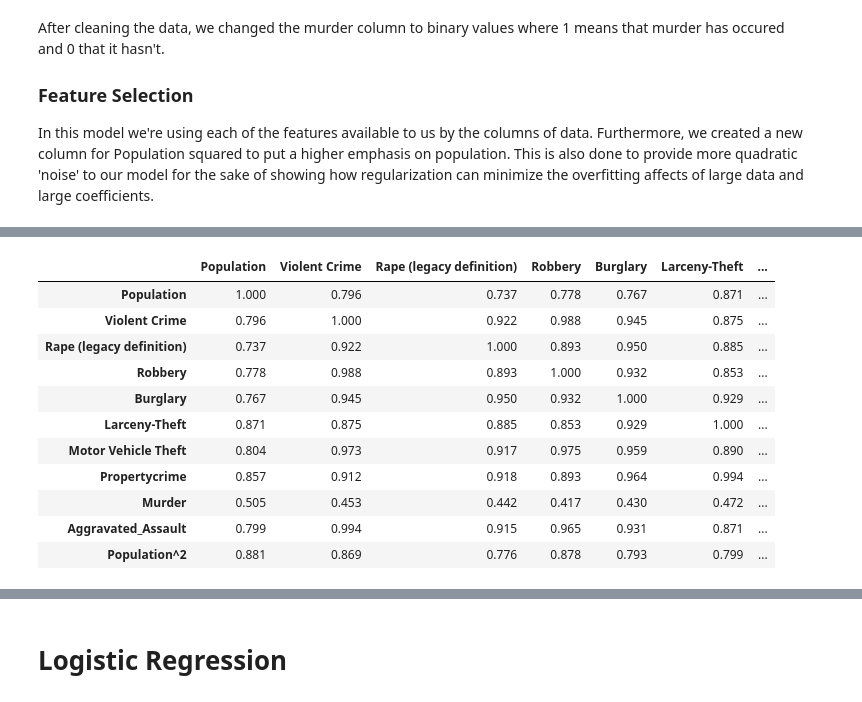
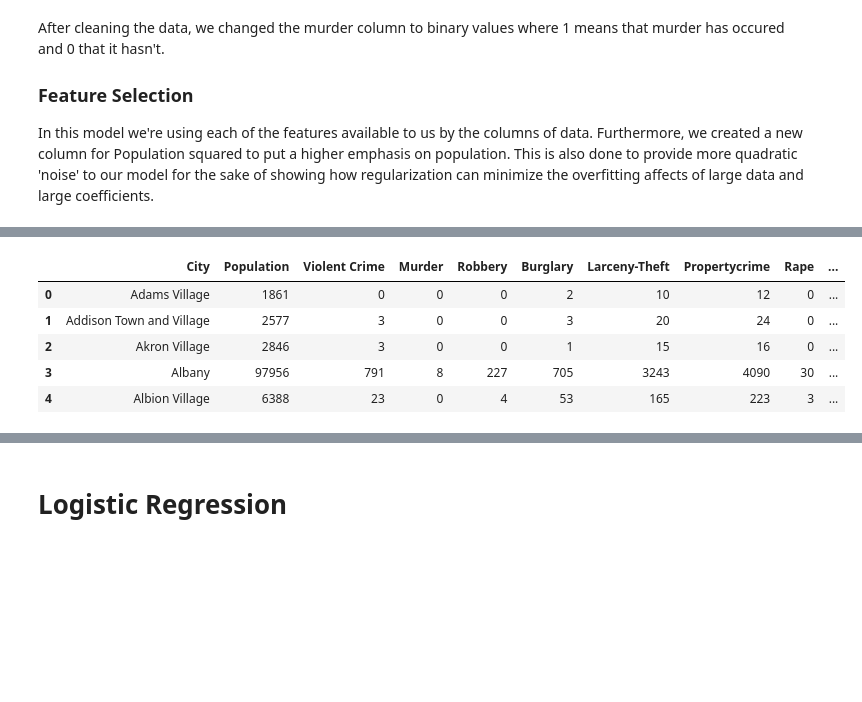
Before and after one commit to ayan1995/Thinkful, a Jupyter notebook: Bootcamp/Unit 3 Deeper into Supervised Learning/Lesson 3 Advanced Regression/Challenge/Crime Rate Prediction/Challenge Logistic Regressions Murder Prediction (Comparing Regularization).ipynb, the cells around one changed output, grey strips where cells are left out. Saved outputs shown, nothing was run; the diff lists cells and outputs as text; code cells hidden in the pictures; blank space fills up the shorter version.

```diff
--- a/Bootcamp/Unit 3 Deeper into Supervised Learning/Lesson 3 Advanced Regression/Challenge/Crime Rate Prediction/Challenge Logistic Regressions Murder Prediction (Comparing Regularization).ipynb
+++ b/Bootcamp/Unit 3 Deeper into Supervised Learning/Lesson 3 Advanced Regression/Challenge/Crime Rate Prediction/Challenge Logistic Regressions Murder Prediction (Comparing Regularization).ipynb
@@ -35,6 +38,5 @@ warnings.filterwarnings(action='ignore', module='scipy', message='^internal gels
 # %%
-# Read data using pandas
-df = pd.read_excel('table_8_offenses_known_to_law_enforcement_new_york_by_city_2013.xls')
+# Data Cleaning
 
 # Delete first three rows
 df = df.drop([0,1,2], axis=0)
@@ -48,6 +50,7 @@ df = df.reset_index(drop=True)
 # Rename all column headers
 df.columns = ['City', 'Population', 'Violent Crime', 'Murder and Nonnegligent Manslaughter', 'Rape (revised definition)', 'Rape (legacy definition)', 'Robbery', 'Aggravated Assault', 'Property Crime', 'Burglary', 'Larceny-Theft', 'Motor Vehicle Theft', 'Arson']
 
+
 # Remove entire Unnamed: 4 or 'Rape revised defintion'
 df = df.drop('Rape (revised definition)', axis=1)
 
@@ -56,7 +59,7 @@ df = df.drop([348, 349, 350], axis=0)
 df = df.drop('Arson', axis=1)
 df = df.dropna(how='all')
 
-# Convert all columns from object to integer values
+#Convert Columns from object to integer
 df[['Population', 'Violent Crime',
        'Murder and Nonnegligent Manslaughter', 'Rape (legacy definition)',
        'Robbery', 'Aggravated Assault', 'Property Crime', 'Burglary',
@@ -65,27 +68,22 @@ df[['Population', 'Violent Crime',
        'Robbery', 'Aggravated Assault', 'Property Crime', 'Burglary',
        'Larceny-Theft', 'Motor Vehicle Theft']].astype(int)
 
+#Rename murder column to 'Murder'
+df = df.rename(columns = {'Murder and Nonnegligent Manslaughter':'Murder'})
+
 # Remove New York and buffalo from data because it skews the data. Although the data is correct
 df[df['City'] == 'New York']
 df = df[(df['City']!='New York')&(df['City']!='Buffalo')]
 
-# Change name of Property Crime so that it's one word
+# Change name of Property Crime and Aggravated Assault so that it's one word
 df['Propertycrime'] = df['Property Crime']
 df = df.drop(columns=['Property Crime'])
 
-df['Murder'] = df['Murder and Nonnegligent Manslaughter']
-df = df.drop(columns=['Murder and Nonnegligent Manslaughter'])
+df['Rape'] = df['Rape (legacy definition)']
+df = df.drop(columns=['Rape (legacy definition)'])
 
 df['Aggravated_Assault'] = df['Aggravated Assault']
 df = df.drop(columns=['Aggravated Assault'])
+
+df['MotorVehicleTheft'] = df['Motor Vehicle Theft']
+df = df.drop(columns=['Motor Vehicle Theft'])
-# %%
-# Create Features: Population^2, Murder binary, Robbery, binary
-# More specifically, create binary categories for murder and robery
-df['Population^2'] = df['Population']**2
-df['Murder'] = np.where(df['Murder']>0, '1', '0')
-#df['Aggravated_Assault'] = np.where(df['Aggravated_Assault']>0, '1', '0')
-
-#Convert new columns to int
-df[['Population^2']] = df[['Population^2']].astype(int)
-df[['Murder']] = df[['Murder']].astype(int)
-df[['Aggravated_Assault']] = df[['Aggravated_Assault']].astype(int)
@@ -92,15 +97,9 @@ df[['Aggravated_Assault']] = df[['Aggravated_Assault']].astype(int)
 # %%
-df.corr()
+df.head()
 # %% [output]
-|  | Population | Violent Crime | Rape (legacy definition) | Robbery | Burglary | Larceny-Theft | ... |
-| Population | 1.000 | 0.796 | 0.737 | 0.778 | 0.767 | 0.871 | ... |
-| Violent Crime | 0.796 | 1.000 | 0.922 | 0.988 | 0.945 | 0.875 | ... |
-| Rape (legacy definition) | 0.737 | 0.922 | 1.000 | 0.893 | 0.950 | 0.885 | ... |
-| Robbery | 0.778 | 0.988 | 0.893 | 1.000 | 0.932 | 0.853 | ... |
-| Burglary | 0.767 | 0.945 | 0.950 | 0.932 | 1.000 | 0.929 | ... |
-| Larceny-Theft | 0.871 | 0.875 | 0.885 | 0.853 | 0.929 | 1.000 | ... |
-| Motor Vehicle Theft | 0.804 | 0.973 | 0.917 | 0.975 | 0.959 | 0.890 | ... |
-| Propertycrime | 0.857 | 0.912 | 0.918 | 0.893 | 0.964 | 0.994 | ... |
-| Murder | 0.505 | 0.453 | 0.442 | 0.417 | 0.430 | 0.472 | ... |
-| Aggravated_Assault | 0.799 | 0.994 | 0.915 | 0.965 | 0.931 | 0.871 | ... |
-| Population^2 | 0.881 | 0.869 | 0.776 | 0.878 | 0.793 | 0.799 | ... |
+|  | City | Population | Violent Crime | Murder | Robbery | Burglary | Larceny-Theft | Propertycrime | Rape | ... |
+| 0 | Adams Village | 1861 | 0 | 0 | 0 | 2 | 10 | 12 | 0 | ... |
+| 1 | Addison Town and Village | 2577 | 3 | 0 | 0 | 3 | 20 | 24 | 0 | ... |
+| 2 | Akron Village | 2846 | 3 | 0 | 0 | 1 | 15 | 16 | 0 | ... |
+| 3 | Albany | 97956 | 791 | 8 | 227 | 705 | 3243 | 4090 | 30 | ... |
+| 4 | Albion Village | 6388 | 23 | 0 | 4 | 53 | 165 | 223 | 3 | ... |
```
Also changed, not shown: parts of 34 cells of this notebook, 1 other file.
